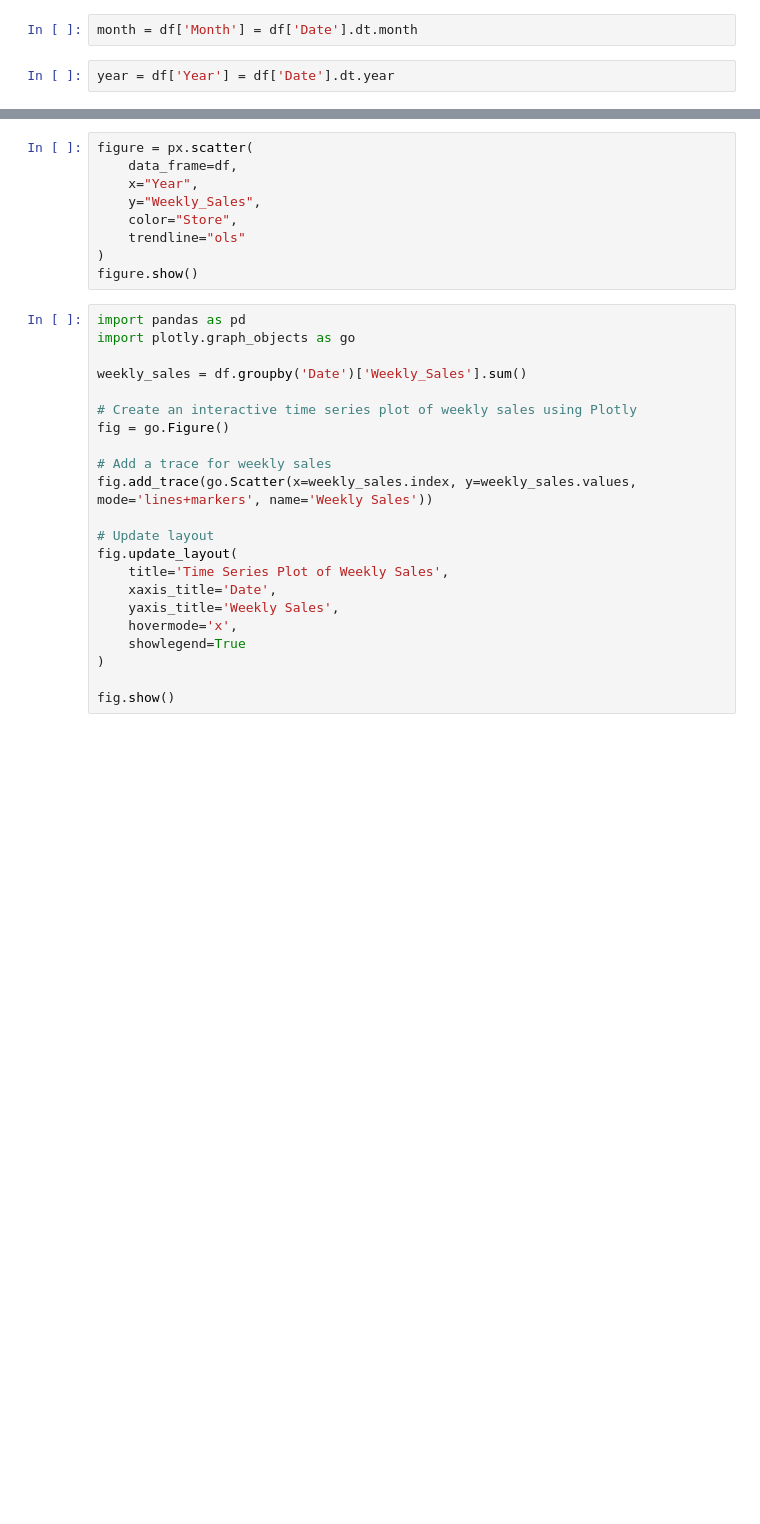
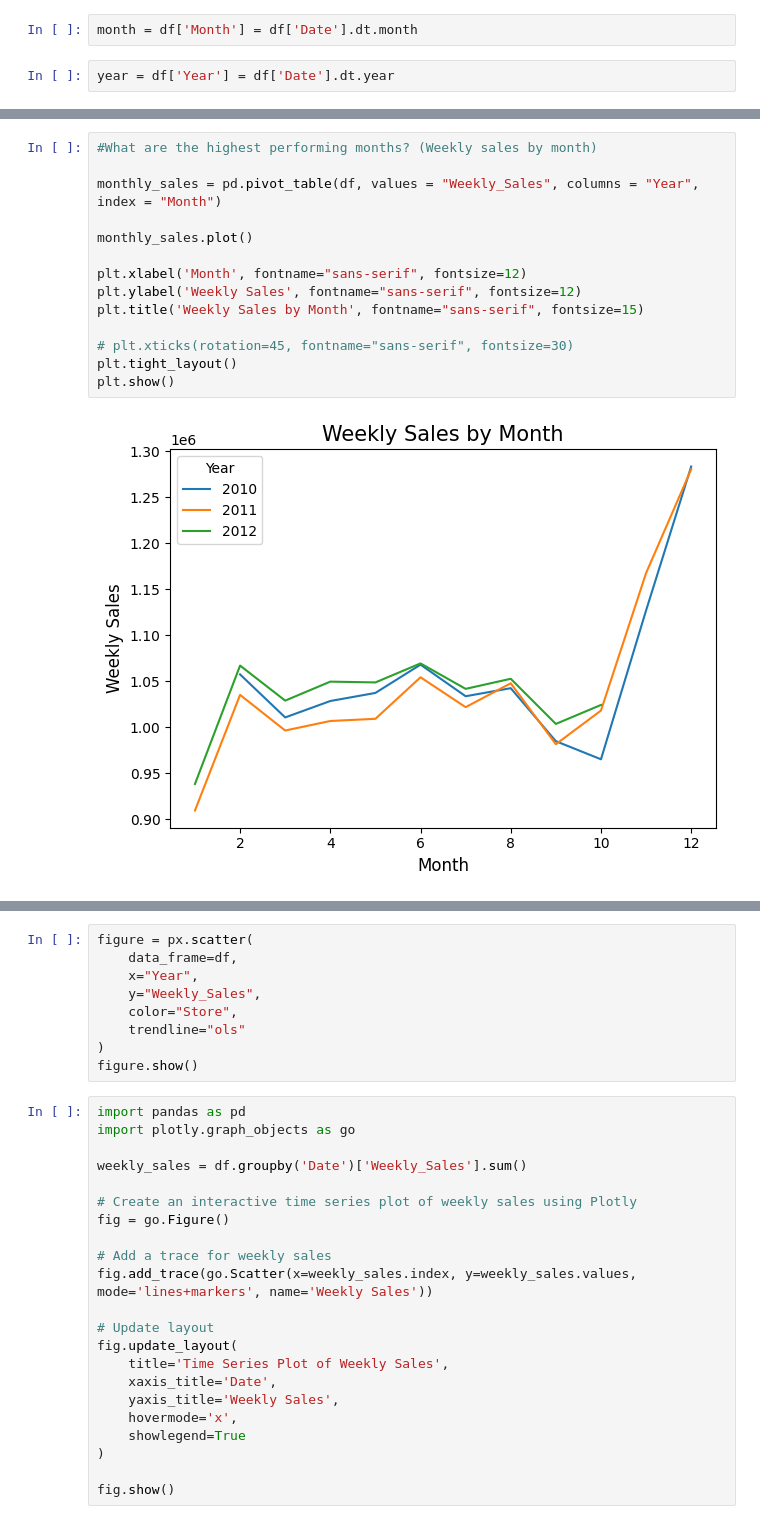
Before and after one commit to Omeesha28/Final_project, a Jupyter notebook: main.ipynb, the cells around one changed output, grey strips where cells are left out. Cells and saved outputs as stored; diff of their text form; blank space fills up the shorter version.

```diff
--- a/main.ipynb
+++ b/main.ipynb
@@ -64,0 +85,16 @@ plt.show()
+# %%
+#What are the highest performing months? (Weekly sales by month)
+
+monthly_sales = pd.pivot_table(df, values = "Weekly_Sales", columns = "Year", index = "Month")
+
+monthly_sales.plot()
+
+plt.xlabel('Month', fontname="sans-serif", fontsize=12)
+plt.ylabel('Weekly Sales', fontname="sans-serif", fontsize=12)
+plt.title('Weekly Sales by Month', fontname="sans-serif", fontsize=15)
+
+# plt.xticks(rotation=45, fontname="sans-serif", fontsize=30)
+plt.tight_layout()
+plt.show()
+# %% [output]
+[figure, added]
```
Also changed, not shown: parts of 7 cells of this notebook.
